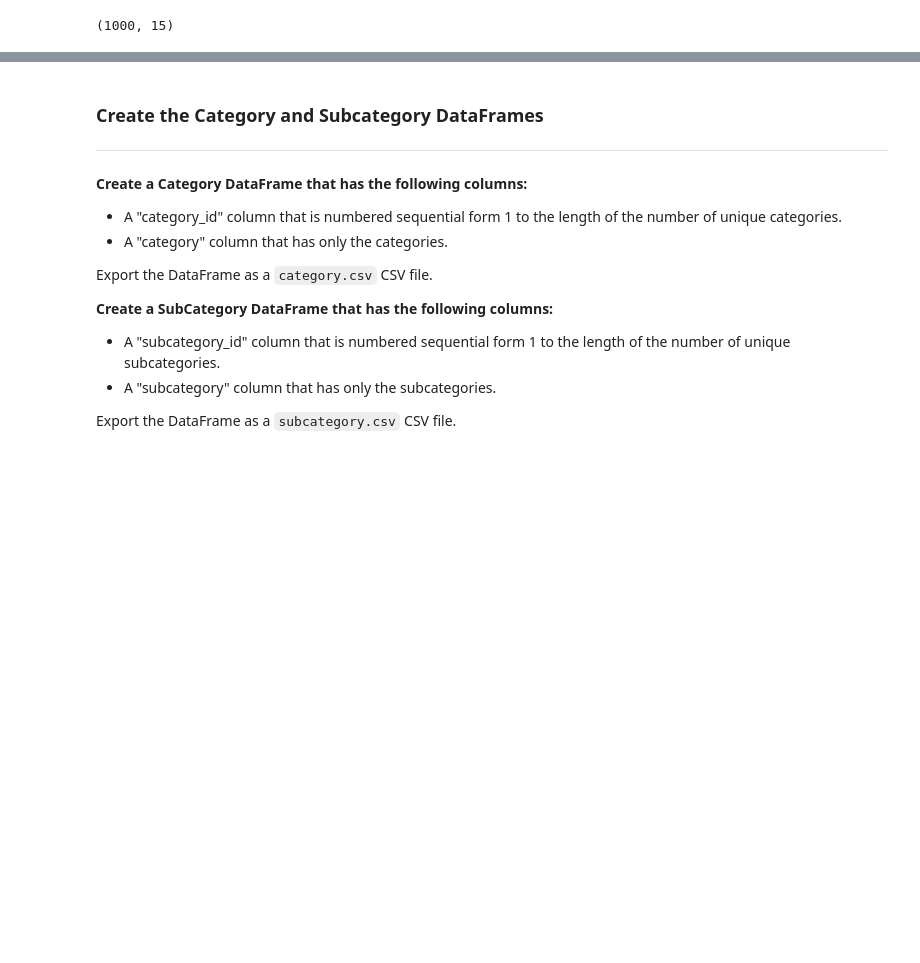
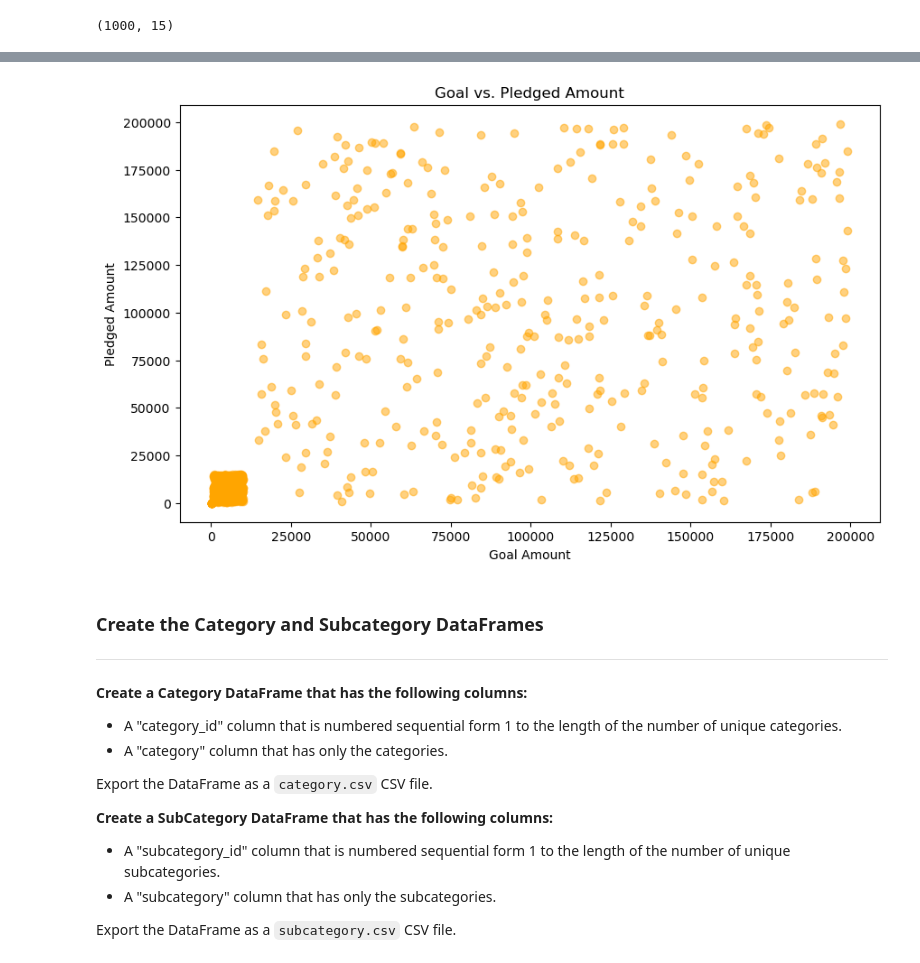
Before and after one commit to AnqaJaved/Crowdfunding_ETL, a Jupyter notebook: ETL_Mini_Project_AJaved.ipynb, the cells around one changed output, grey strips where cells are left out. Saved outputs shown, nothing was run; the diff lists cells and outputs as text; code cells hidden in the pictures; blank space fills up the shorter version.

```diff
--- a/ETL_Mini_Project_AJaved.ipynb
+++ b/ETL_Mini_Project_AJaved.ipynb
@@ -53,3 +82,13 @@ crowdfunding_info_df.shape
+# %%
+# Plot a scatter plot to visualize the relationship between goal and pledged amounts
+plt.figure(figsize=(10, 6))
+plt.scatter(crowdfunding_info_df['goal'], crowdfunding_info_df['pledged'], alpha=0.5, color='orange')
+plt.title('Goal vs. Pledged Amount')
+plt.xlabel('Goal Amount')
+plt.ylabel('Pledged Amount')
+plt.show()
+# %% [output]
+[figure, added]
 # %% [markdown]
 ### Create the Category and Subcategory DataFrames
 ---
```
Also changed, not shown: parts of 12 cells of this notebook.
